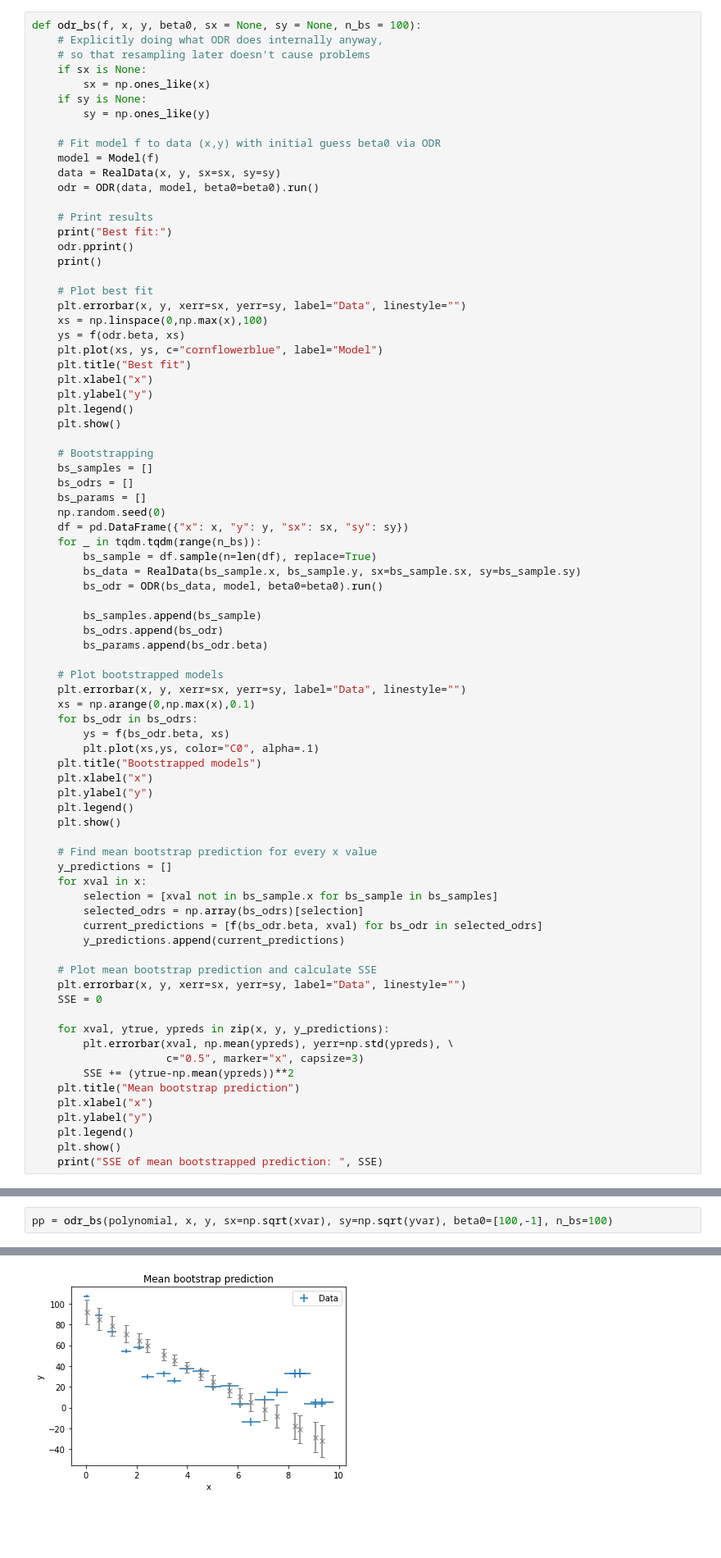
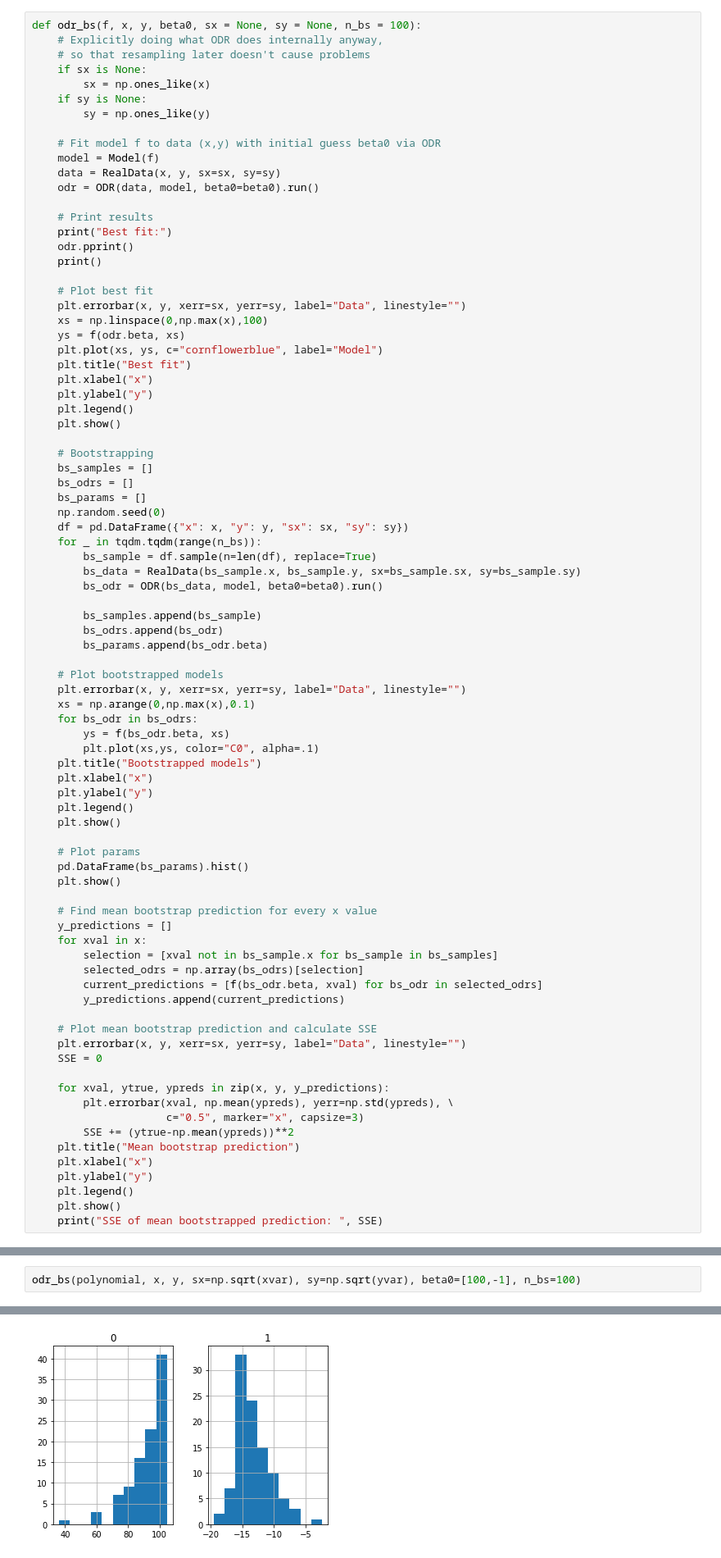
Before and after one commit to Ma-Fi-94/ODR, a Jupyter notebook: prototype.ipynb, the cells around one changed output, grey strips where cells are left out. Shown at 82% size. Saved outputs shown, nothing was run; the diff lists cells and outputs as text; blank space fills up the shorter version.

```diff
--- a/prototype.ipynb
+++ b/prototype.ipynb
@@ -89,6 +89,10 @@ def odr_bs(f, x, y, beta0, sx = None, sy = None, n_bs = 100):
     plt.legend()
     plt.show()
 
+    # Plot params
+    pd.DataFrame(bs_params).hist()
+    plt.show()
+
     # Find mean bootstrap prediction for every x value
     y_predictions = []
     for xval in x:
@@ -130,16 +135,16 @@ Reason(s) for Halting:
 SSE of mean bootstrapped prediction:  2655.4086046612297
 # %%
-pp = odr_bs(polynomial, x, y, sx=np.sqrt(xvar), sy=np.sqrt(yvar), beta0=[100,-1], n_bs=100)
+odr_bs(polynomial, x, y, sx=np.sqrt(xvar), sy=np.sqrt(yvar), beta0=[100,-1], n_bs=100)
 # %% [output]
 Best fit:
 Beta: [ 97.65225034 -14.50896824]
 Beta Std Error: [5.76346254 1.69548564]
 Beta Covariance: [[ 1.60499399 -0.32101628]
  [-0.32101628  0.13889759]]
 Residual Variance: 20.696339412292712
 Inverse Condition #: 0.02494303388798876
 Reason(s) for Halting:
   Sum of squares convergence
 [figure]
 [figure]
-[figure, old version]
+[figure, new version]
```
Also changed, not shown: parts of 2 cells of this notebook.
